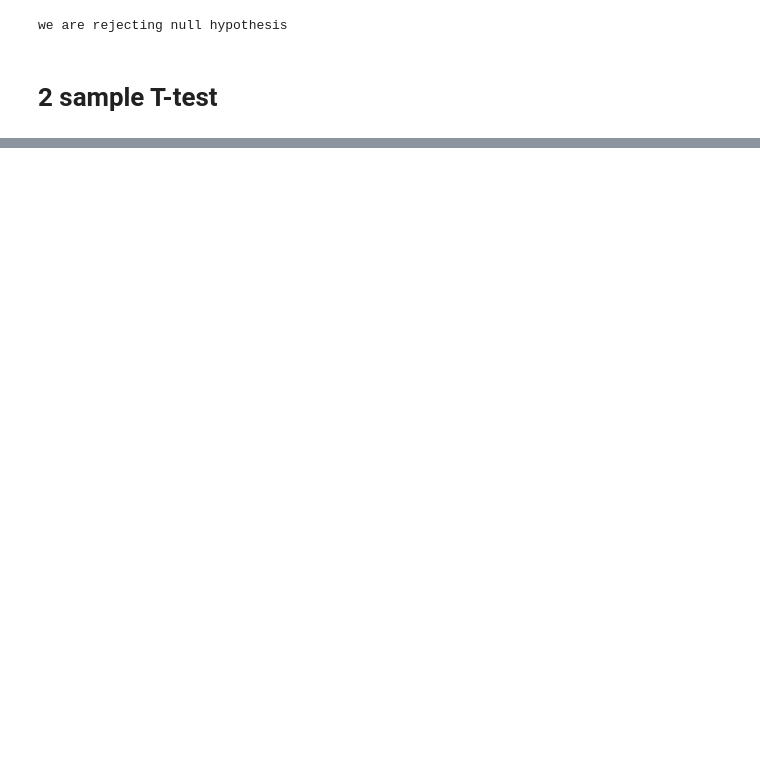
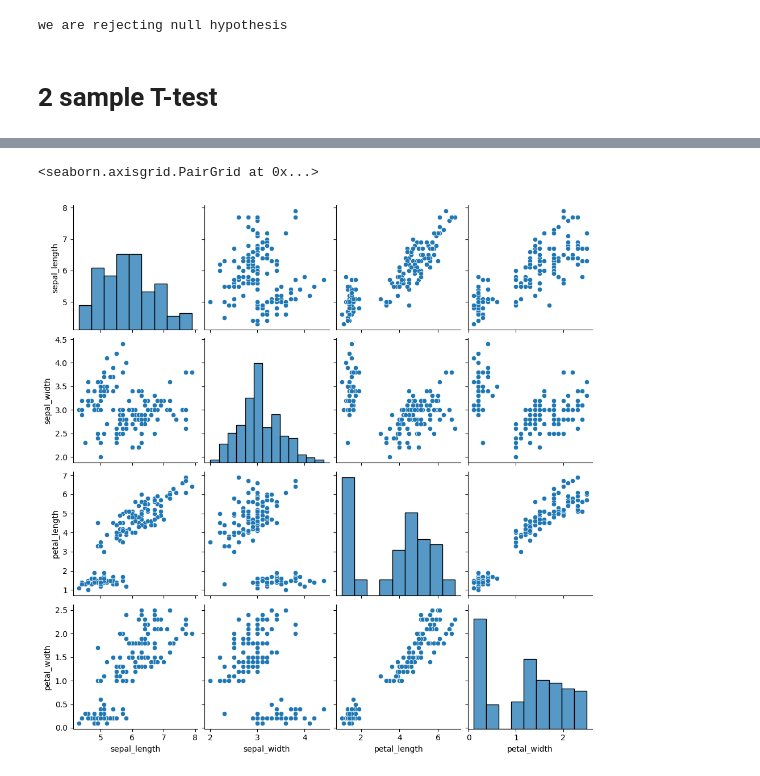
Before and after one commit to ManavGora/Machine-Learning, a Jupyter notebook: Hypothesis testing->T-test.ipynb, the cells around one changed output, grey strips where cells are left out. Cells and saved outputs as stored; diff of their text form; code cells hidden in the pictures; blank space fills up the shorter version.

```diff
--- a/Hypothesis testing->T-test.ipynb
+++ b/Hypothesis testing->T-test.ipynb
@@ -83,0 +150,3 @@ we are rejecting null hypothesis
+# %%
+import seaborn as sns
+df=sns.load_dataset('iris')
@@ -83,0 +165,5 @@ we are rejecting null hypothesis
+# %%
+sns.pairplot(df)
+# %% [output]
+<seaborn.axisgrid.PairGrid at 0x...>
+[figure, added]
```
Also changed, not shown: parts of 22 cells of this notebook.
